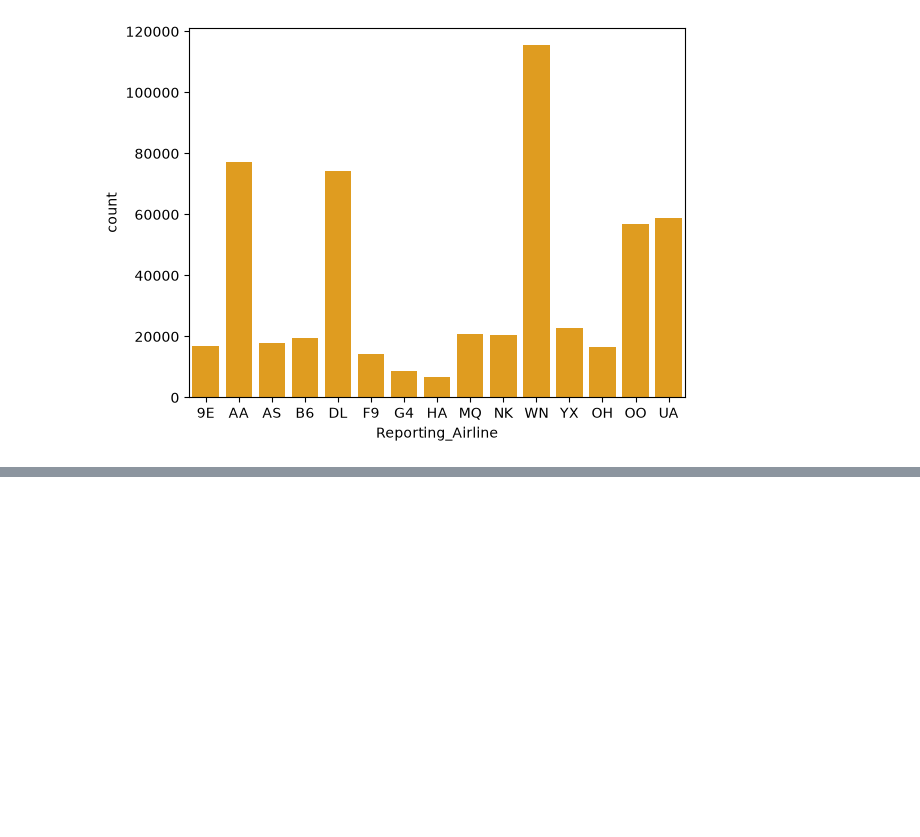
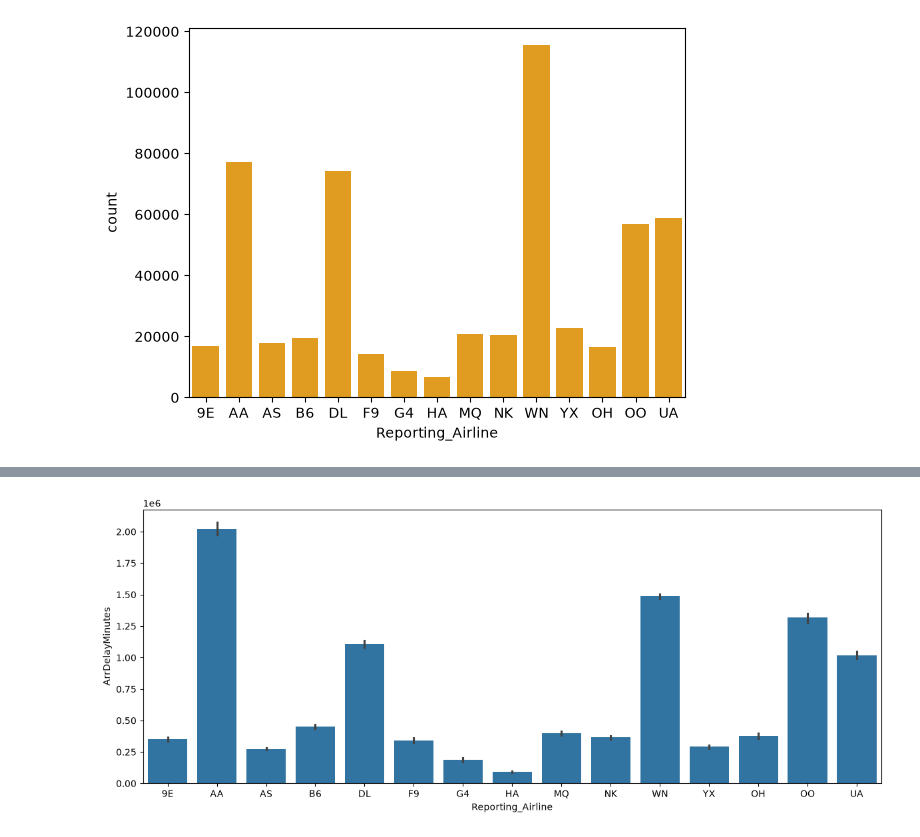
Before and after one commit to Nilesh8766/airline_operations_analytics, a Jupyter notebook: 03_notebooks/07_EDA.ipynb, the cells around one changed output, grey strips where cells are left out. Saved outputs shown, nothing was run; the diff lists cells and outputs as text; code cells hidden in the pictures; blank space fills up the shorter version.

```diff
--- a/03_notebooks/07_EDA.ipynb
+++ b/03_notebooks/07_EDA.ipynb
@@ -248,0 +258,8 @@ plt.show()
+# %%
+plt.figure(figsize=(12, 5))
+
+sns. barplot(data=df, x="Reporting_Airline", y="ArrDelayMinutes", estimator="sum")
+plt.tight_layout()
+plt.show()
+# %% [output]
+[figure, added]
```
Also changed, not shown: parts of 1 cell of this notebook.
